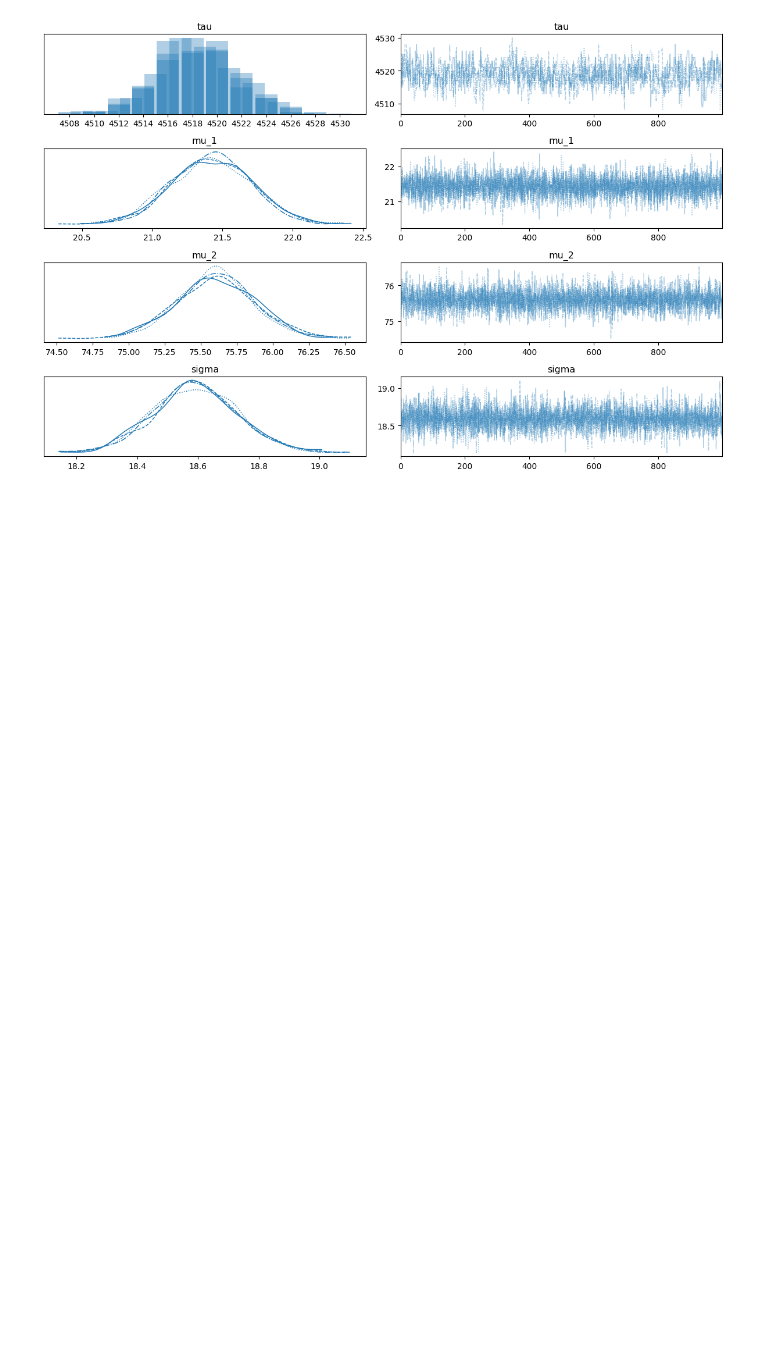
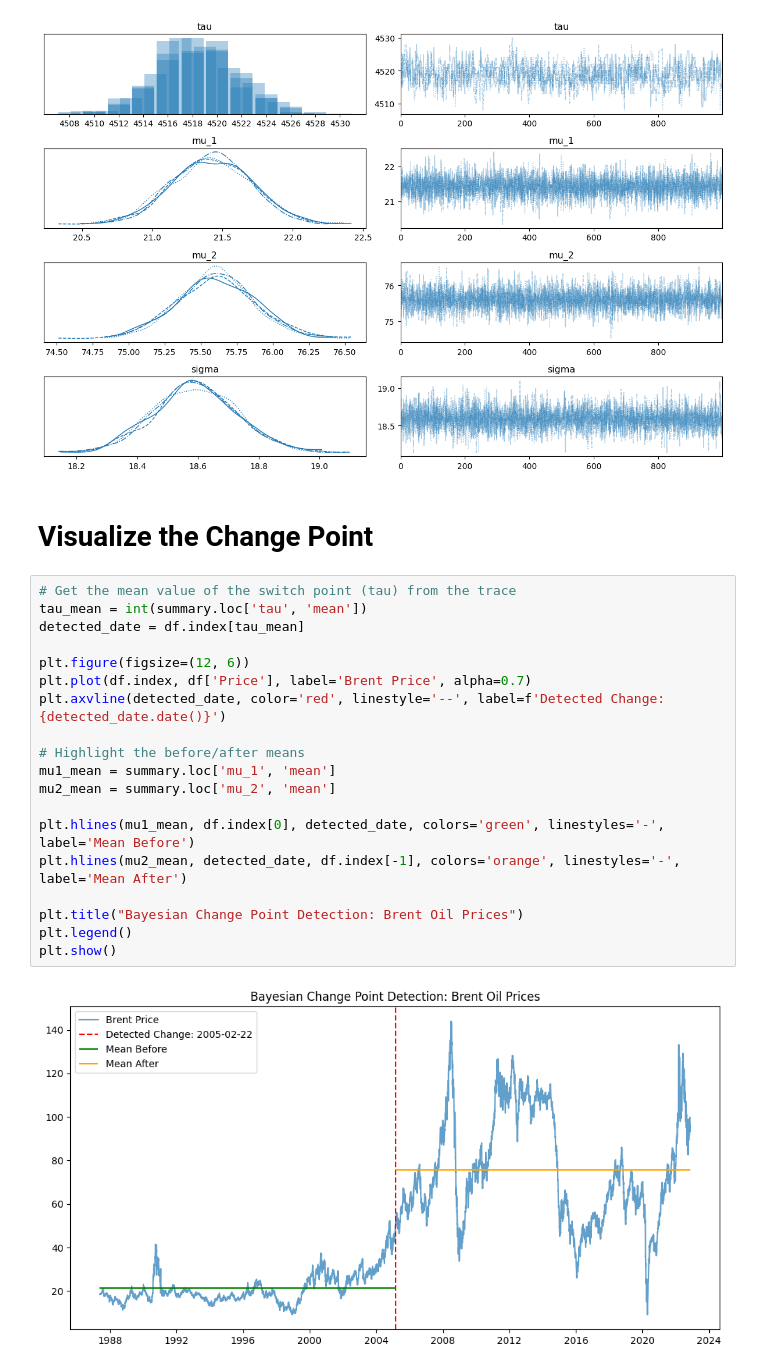
Before and after one commit to rahel-yab/Change-Point-Analysis-and-Statistical-Modeling-of-Time-Series-Data, a Jupyter notebook: notebooks/02_bayesian_modeling.ipynb, the cells around one changed output. Drawn from its saved outputs; the diff is of its cells as text; blank space fills up the shorter version.

Commit message:
visualized the change point

```diff
--- a/notebooks/02_bayesian_modeling.ipynb
+++ b/notebooks/02_bayesian_modeling.ipynb
@@ -87,3 +87,26 @@ mu_1     21.423  0.284    20.883    21.941    1.0
 mu_2     75.606  0.270    75.062    76.089    1.0
 sigma    18.592  0.138    18.314    18.835    1.0
 [figure]
+# %% [markdown]
+# Visualize the Change Point
+# %%
+# Get the mean value of the switch point (tau) from the trace
+tau_mean = int(summary.loc['tau', 'mean'])
+detected_date = df.index[tau_mean]
+
+plt.figure(figsize=(12, 6))
+plt.plot(df.index, df['Price'], label='Brent Price', alpha=0.7)
+plt.axvline(detected_date, color='red', linestyle='--', label=f'Detected Change: {detected_date.date()}')
+
+# Highlight the before/after means
+mu1_mean = summary.loc['mu_1', 'mean']
+mu2_mean = summary.loc['mu_2', 'mean']
+
+plt.hlines(mu1_mean, df.index[0], detected_date, colors='green', linestyles='-', label='Mean Before')
+plt.hlines(mu2_mean, detected_date, df.index[-1], colors='orange', linestyles='-', label='Mean After')
+
+plt.title("Bayesian Change Point Detection: Brent Oil Prices")
+plt.legend()
+plt.show()
+# %% [output]
+[figure, added]
```
